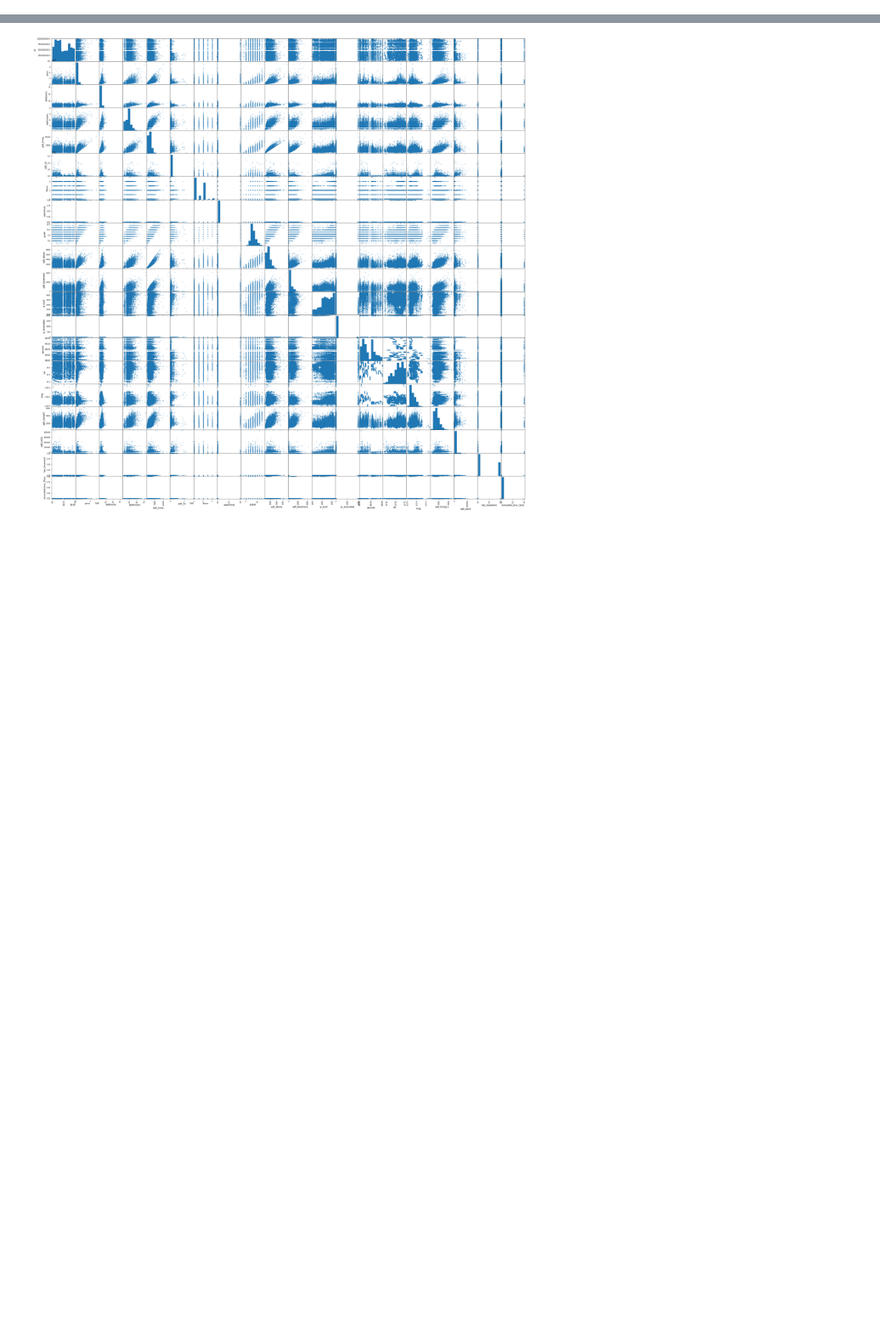
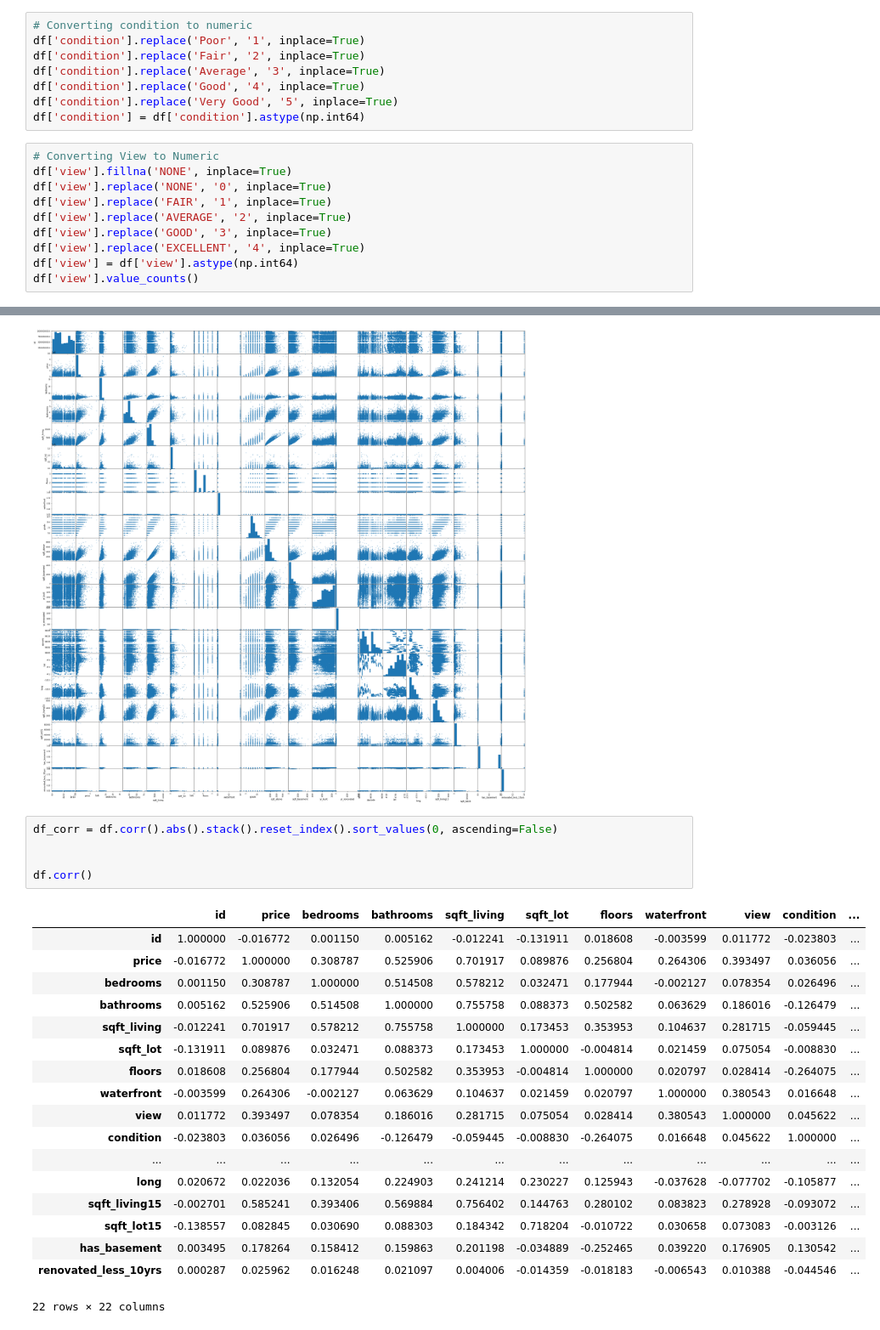
Before and after one commit to cyborgsage/kingco-realestate, a Jupyter notebook: chris_book.ipynb, the cells around one changed output, grey strips where cells are left out. Shown at 85% size. Drawn from its saved outputs; the diff is of its cells as text; blank space fills up the shorter version.

```diff
--- a/chris_book.ipynb
+++ b/chris_book.ipynb
@@ -157,3 +119,21 @@ df['renovated_less_10yrs'].value_counts()
 0    21462
 1      135
 Name: renovated_less_10yrs, dtype: int64
+# %%
+# Converting condition to numeric
+df['condition'].replace('Poor', '1', inplace=True)
+df['condition'].replace('Fair', '2', inplace=True)
+df['condition'].replace('Average', '3', inplace=True)
+df['condition'].replace('Good', '4', inplace=True)
+df['condition'].replace('Very Good', '5', inplace=True)
+df['condition'] = df['condition'].astype(np.int64)
+# %%
+# Converting View to Numeric
+df['view'].fillna('NONE', inplace=True)
+df['view'].replace('NONE', '0', inplace=True)
+df['view'].replace('FAIR', '1', inplace=True)
+df['view'].replace('AVERAGE', '2', inplace=True)
+df['view'].replace('GOOD', '3', inplace=True)
+df['view'].replace('EXCELLENT', '4', inplace=True)
+df['view'] = df['view'].astype(np.int64)
+df['view'].value_counts()
@@ -211,3 +198,27 @@ ax.set_title("Heatmap of Correlation Between Attributes (Including Target)");
 pd.plotting.scatter_matrix(df, figsize=[40, 40]);
 # %% [output]
 [figure]
+# %%
+df_corr = df.corr().abs().stack().reset_index().sort_values(0, ascending=False)
+
+
+df.corr()
+# %% [output]
+|  | id | price | bedrooms | bathrooms | sqft_living | sqft_lot | floors | waterfront | view | condition | ... |
+| id | 1.000000 | -0.016772 | 0.001150 | 0.005162 | -0.012241 | -0.131911 | 0.018608 | -0.003599 | 0.011772 | -0.023803 | ... |
+| price | -0.016772 | 1.000000 | 0.308787 | 0.525906 | 0.701917 | 0.089876 | 0.256804 | 0.264306 | 0.393497 | 0.036056 | ... |
+| bedrooms | 0.001150 | 0.308787 | 1.000000 | 0.514508 | 0.578212 | 0.032471 | 0.177944 | -0.002127 | 0.078354 | 0.026496 | ... |
+| bathrooms | 0.005162 | 0.525906 | 0.514508 | 1.000000 | 0.755758 | 0.088373 | 0.502582 | 0.063629 | 0.186016 | -0.126479 | ... |
+| sqft_living | -0.012241 | 0.701917 | 0.578212 | 0.755758 | 1.000000 | 0.173453 | 0.353953 | 0.104637 | 0.281715 | -0.059445 | ... |
+| sqft_lot | -0.131911 | 0.089876 | 0.032471 | 0.088373 | 0.173453 | 1.000000 | -0.004814 | 0.021459 | 0.075054 | -0.008830 | ... |
+| floors | 0.018608 | 0.256804 | 0.177944 | 0.502582 | 0.353953 | -0.004814 | 1.000000 | 0.020797 | 0.028414 | -0.264075 | ... |
+| waterfront | -0.003599 | 0.264306 | -0.002127 | 0.063629 | 0.104637 | 0.021459 | 0.020797 | 1.000000 | 0.380543 | 0.016648 | ... |
+| view | 0.011772 | 0.393497 | 0.078354 | 0.186016 | 0.281715 | 0.075054 | 0.028414 | 0.380543 | 1.000000 | 0.045622 | ... |
+| condition | -0.023803 | 0.036056 | 0.026496 | -0.126479 | -0.059445 | -0.008830 | -0.264075 | 0.016648 | 0.045622 | 1.000000 | ... |
+| ... | ... | ... | ... | ... | ... | ... | ... | ... | ... | ... | ... |
+| long | 0.020672 | 0.022036 | 0.132054 | 0.224903 | 0.241214 | 0.230227 | 0.125943 | -0.037628 | -0.077702 | -0.105877 | ... |
+| sqft_living15 | -0.002701 | 0.585241 | 0.393406 | 0.569884 | 0.756402 | 0.144763 | 0.280102 | 0.083823 | 0.278928 | -0.093072 | ... |
+| sqft_lot15 | -0.138557 | 0.082845 | 0.030690 | 0.088303 | 0.184342 | 0.718204 | -0.010722 | 0.030658 | 0.073083 | -0.003126 | ... |
+| has_basement | 0.003495 | 0.178264 | 0.158412 | 0.159863 | 0.201198 | -0.034889 | -0.252465 | 0.039220 | 0.176905 | 0.130542 | ... |
+| renovated_less_10yrs | 0.000287 | 0.025962 | 0.016248 | 0.021097 | 0.004006 | -0.014359 | -0.018183 | -0.006543 | 0.010388 | -0.044546 | ... |
+22 rows × 22 columns
```
Also changed, not shown: parts of 5 cells of this notebook.
